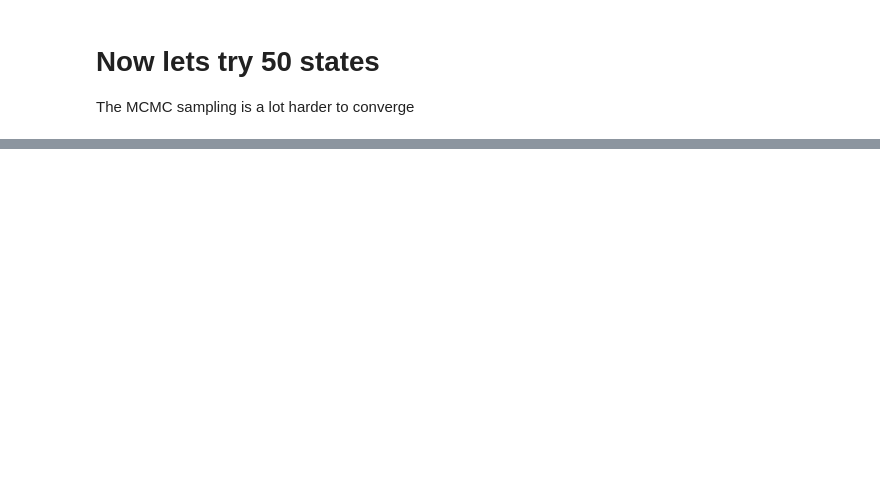
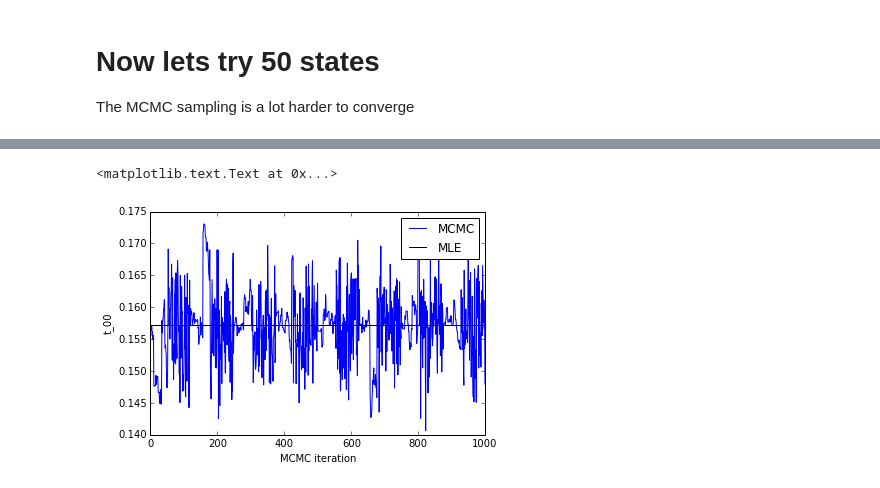
Before and after one commit to msmbuilder/msmbuilder, a Jupyter notebook: example/bayesian-msm.ipynb, the cells around one changed output, grey strips where cells are left out. Saved outputs shown, nothing was run; the diff lists cells and outputs as text; code cells hidden in the pictures; blank space fills up the shorter version.

```diff
--- a/example/bayesian-msm.ipynb
+++ b/example/bayesian-msm.ipynb
@@ -81,0 +82,9 @@ pp.xlabel('MCMC iteration')
+# %%
+pp.plot(b_msm.transmats_[:, 0, 0], label='MCMC')
+pp.plot([0, b_msm.n_samples], [mle_msm.transmat_[0, 0]]*2, c='k', label='MLE')
+pp.legend()
+pp.ylabel('t_00')
+pp.xlabel('MCMC iteration')
+# %% [output]
+<matplotlib.text.Text at 0x...>
+[figure, added]
```
Also changed, not shown: parts of 5 cells of this notebook, 4 other files.
